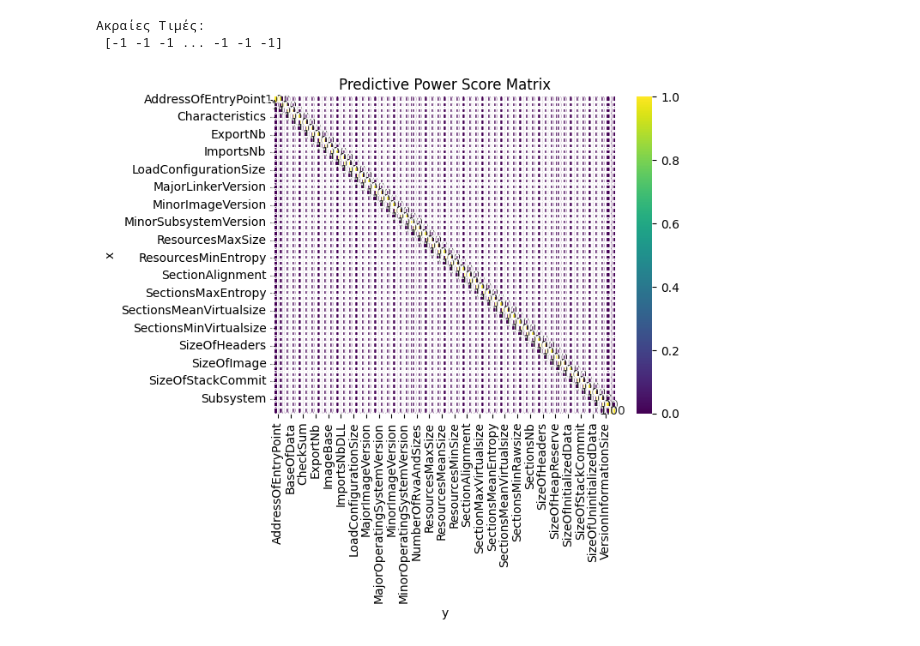
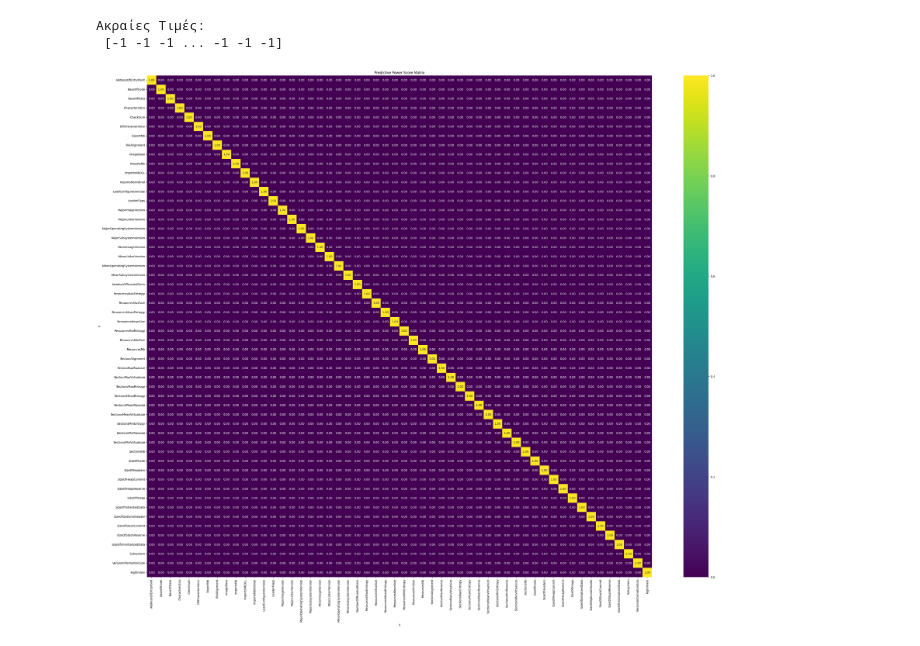
Before and after one commit to ChrisStavropoulos/AI-in-Cybersecurity, a Jupyter notebook: ransomware.ipynb, the cells around one changed output. Cells and saved outputs as stored; diff of their text form; code cells hidden in the pictures.

```diff
--- a/ransomware.ipynb
+++ b/ransomware.ipynb
@@ -212,8 +212,9 @@ pps_matrix_filtered = pps_matrix[pps_matrix['x'].isin(numerical_features) & pps_
 heatmap_data = pps_matrix_filtered.pivot(index='x', columns='y', values='ppscore')
 # %%
 # Σχεδίασε τον θερμικό χάρτη
+plt.figure(figsize=(40, 32))
 sns.heatmap(heatmap_data, annot=True, cmap='viridis', fmt=".2f")
 plt.title('Predictive Power Score Matrix')
 plt.show()
 # %% [output]
-[figure, old version]
+[figure, new version]
```
